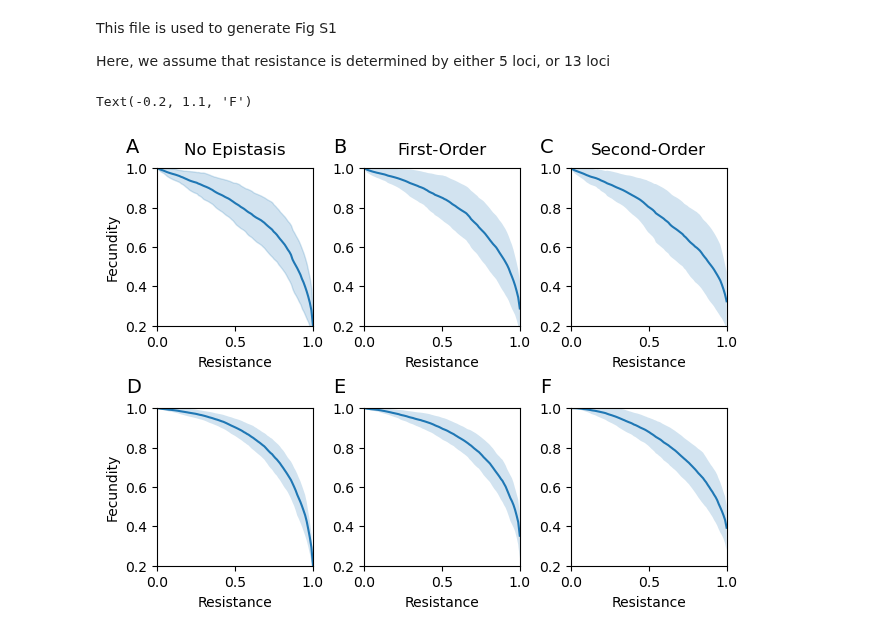
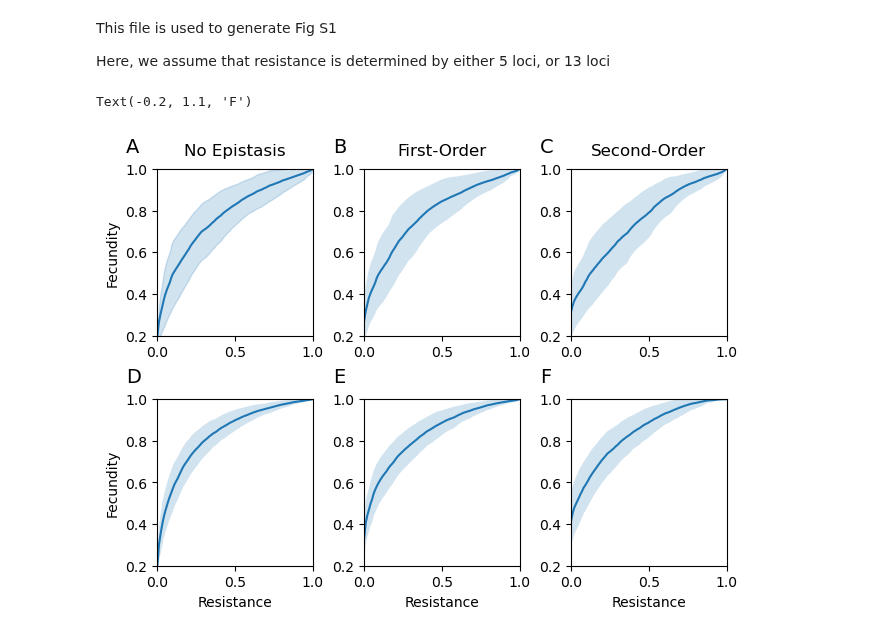
Before and after one commit to svhulse/cost-model, a Jupyter notebook: fig_S1.ipynb, the cells around one changed output. Drawn from its saved outputs; the diff is of its cells as text; code cells hidden in the pictures.

```diff
--- a/fig_S1.ipynb
+++ b/fig_S1.ipynb
@@ -62,51 +62,48 @@ ax[0,0].set_title('No Epistasis', pad=10)
 ax[0,1].set_title('First-Order', pad=10)
 ax[0,2].set_title('Second-Order', pad=10)
 
-ax[0,0].plot(1 - res_pts, costs_5_epi_0)
-ax[0,0].fill_between(1 - res_pts, costs_5_epi_0-err_5_epi_0, costs_5_epi_0+err_5_epi_0, alpha=0.2, color='tab:blue')
-ax[0,0].set_xlabel('Resistance')
+ax[0,0].plot(res_pts, costs_5_epi_0)
+ax[0,0].fill_between(res_pts, costs_5_epi_0-err_5_epi_0, costs_5_epi_0+err_5_epi_0, alpha=0.2, color='tab:blue')
 ax[0,0].set_ylabel('Fecundity')
 
-ax[0,1].plot(1 - res_pts, costs_5_epi_1)
-ax[0,1].fill_between(1 - res_pts, costs_5_epi_1-err_5_epi_1, costs_5_epi_1+err_5_epi_1, alpha=0.2)
-ax[0,1].set_xlabel('Resistance')
+ax[0,1].plot(res_pts, costs_5_epi_1)
+ax[0,1].fill_between(res_pts, costs_5_epi_1-err_5_epi_1, costs_5_epi_1+err_5_epi_1, alpha=0.2)
 
-ax[0,2].plot(1 - res_pts, costs_5_epi_2)
-ax[0,2].fill_between(1 - res_pts, costs_5_epi_2-err_5_epi_2, costs_5_epi_2+err_5_epi_2, alpha=0.2)
-ax[0,2].set_xlabel('Resistance')
+ax[0,2].plot(res_pts, costs_5_epi_2)
+ax[0,2].fill_between(res_pts, costs_5_epi_2-err_5_epi_2, costs_5_epi_2+err_5_epi_2, alpha=0.2)
 
-ax[1,0].plot(1 - res_pts, costs_13_epi_0)
-ax[1,0].fill_between(1 - res_pts, costs_13_epi_0-err_13_epi_0, costs_13_epi_0+err_13_epi_0, alpha=0.2)
+ax[1,0].plot(res_pts, costs_13_epi_0)
+ax[1,0].fill_between(res_pts, costs_13_epi_0-err_13_epi_0, costs_13_epi_0+err_13_epi_0, alpha=0.2)
 ax[1,0].set_xlabel('Resistance')
 ax[1,0].set_ylabel('Fecundity')
 
-ax[1,1].plot(1 - res_pts, costs_13_epi_1)
-ax[1,1].fill_between(1 - res_pts, costs_13_epi_1-err_13_epi_1, costs_13_epi_1+err_13_epi_1, alpha=0.2)
+ax[1,1].plot(res_pts, costs_13_epi_1)
+ax[1,1].fill_between(res_pts, costs_13_epi_1-err_13_epi_1, costs_13_epi_1+err_13_epi_1, alpha=0.2)
 ax[1,1].set_xlabel('Resistance')
 
-ax[1,2].plot(1 - res_pts, costs_13_epi_2)
-ax[1,2].fill_between(1 - res_pts, costs_13_epi_2-err_13_epi_2, costs_13_epi_2+err_13_epi_2, alpha=0.2)
+ax[1,2].plot(res_pts, costs_13_epi_2)
+ax[1,2].fill_between(res_pts, costs_13_epi_2-err_13_epi_2, costs_13_epi_2+err_13_epi_2, alpha=0.2)
 ax[1,2].set_xlabel('Resistance')
 
 ax[0,0].set_xbound(0, 1)
 ax[0,1].set_xbound(0, 1)
 ax[0,2].set_xbound(0, 1)
 ax[1,0].set_xbound(0, 1)
 ax[1,1].set_xbound(0, 1)
 ax[1,2].set_xbound(0, 1)
 ax[0,0].set_ybound(0.2, 1)
 ax[0,1].set_ybound(0.2, 1)
 ax[0,2].set_ybound(0.2, 1)
 ax[1,0].set_ybound(0.2, 1)
 ax[1,1].set_ybound(0.2, 1)
 ax[1,2].set_ybound(0.2, 1)
 
 ax[0,0].annotate("A", xy=(-0.2, 1.1), xycoords="axes fraction", fontsize=14)
 ax[0,1].annotate("B", xy=(-0.2, 1.1), xycoords="axes fraction", fontsize=14)
 ax[0,2].annotate("C", xy=(-0.2, 1.1), xycoords="axes fraction", fontsize=14)
 ax[1,0].annotate("D", xy=(-0.2, 1.1), xycoords="axes fraction", fontsize=14)
 ax[1,1].annotate("E", xy=(-0.2, 1.1), xycoords="axes fraction", fontsize=14)
 ax[1,2].annotate("F", xy=(-0.2, 1.1), xycoords="axes fraction", fontsize=14)
 # %% [output]
 Text(-0.2, 1.1, 'F')
-[figure, old version]
+[figure, new version]
```
Also changed, not shown: 13 other files.
